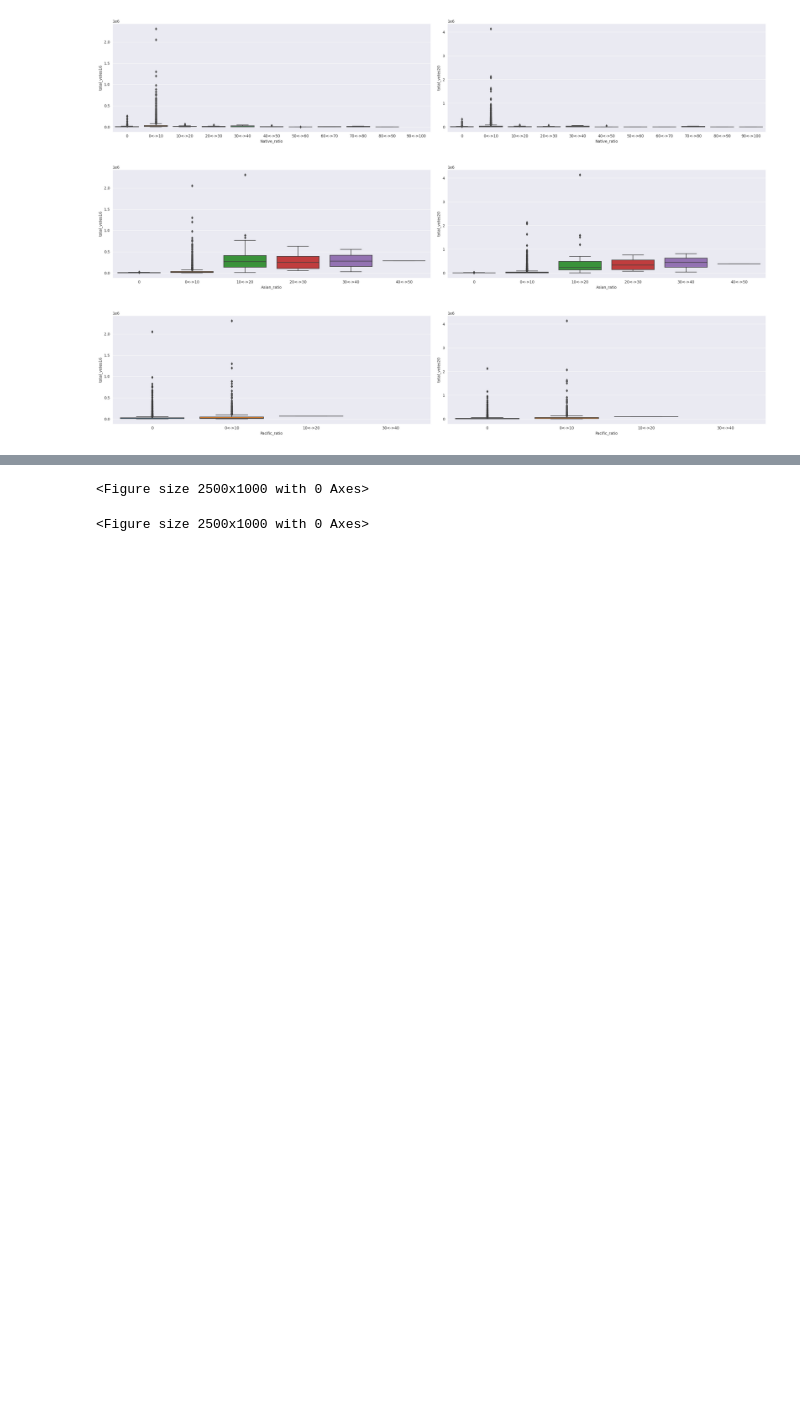
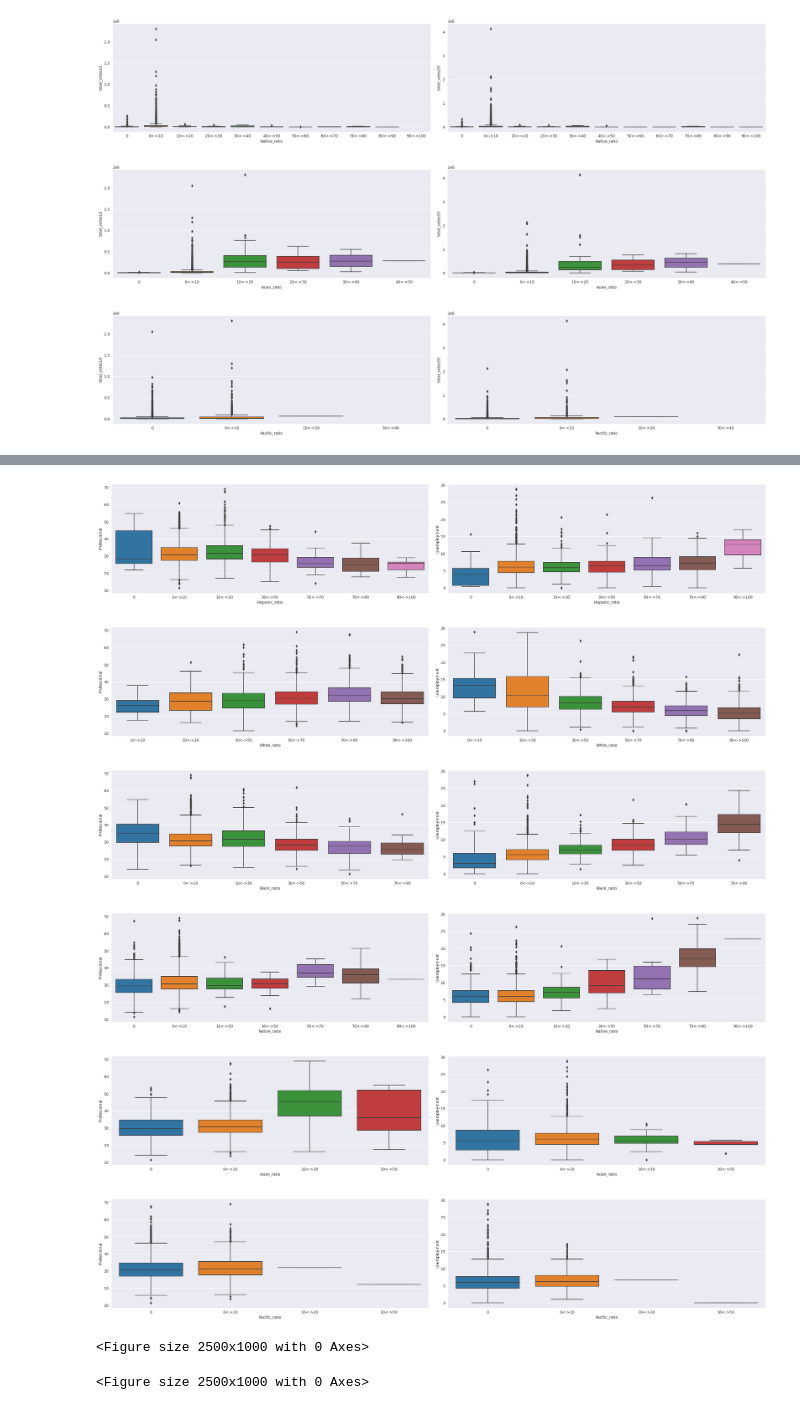
Before and after one commit to XDEBUF/covid_social_poll, a Jupyter notebook: covid inference.ipynb, the cells around one changed output, grey strips where cells are left out. Drawn from its saved outputs; the diff is of its cells as text; code cells hidden in the pictures; blank space fills up the shorter version.

```diff
--- a/covid inference.ipynb
+++ b/covid inference.ipynb
@@ -310,3 +348,12 @@ print_stats_ethnies(list_colRatio, list_col,"total_votes16","total_votes20")
+# %%
+print_stats_ethnies(list_colRatio, list_col,"Professional","Unemployment")
+# %% [output]
+[figure, added]
+[figure, added]
+[figure, added]
+[figure, added]
+[figure, added]
+[figure, added]
 # %%
 plt.figure(figsize=(25, 10), layout='constrained')
 # %% [output]
```
Also changed, not shown: parts of 3 cells of this notebook.
